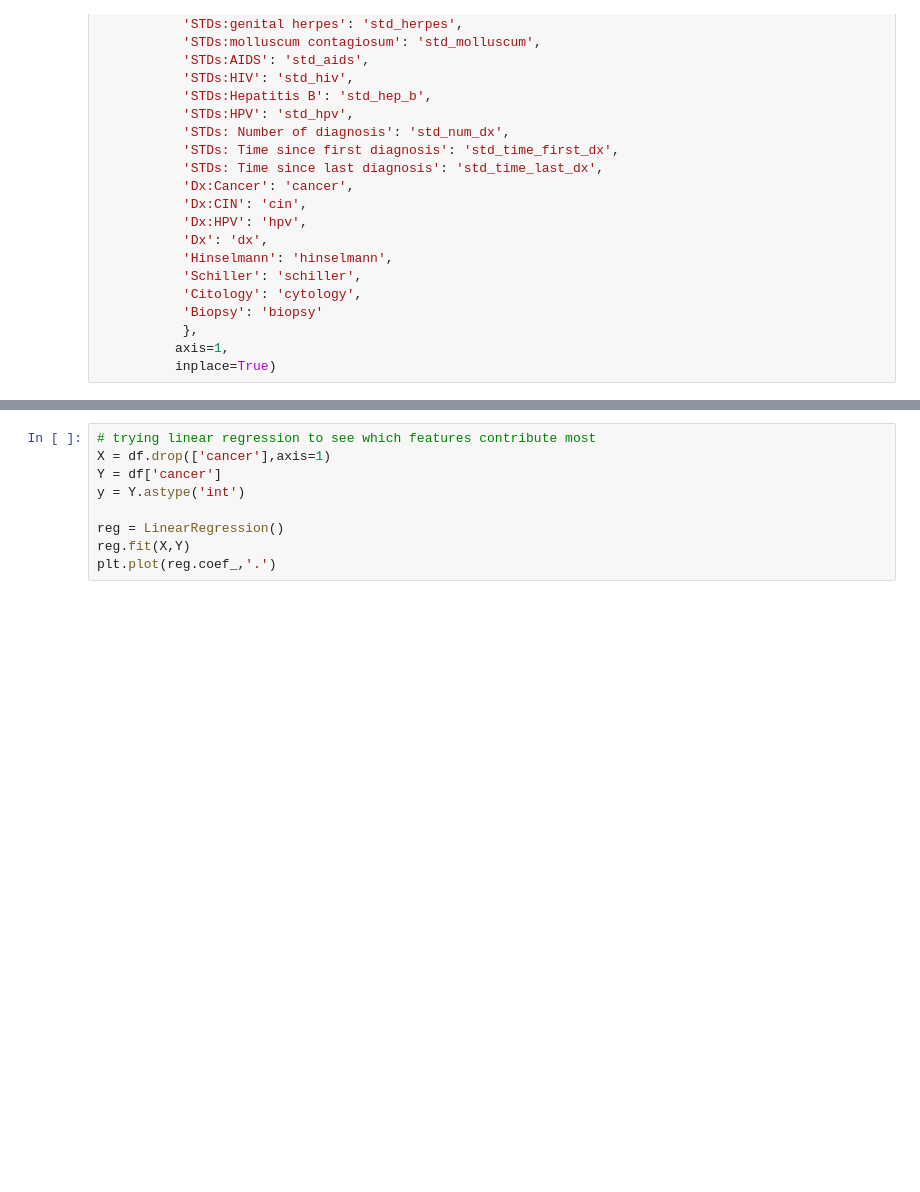
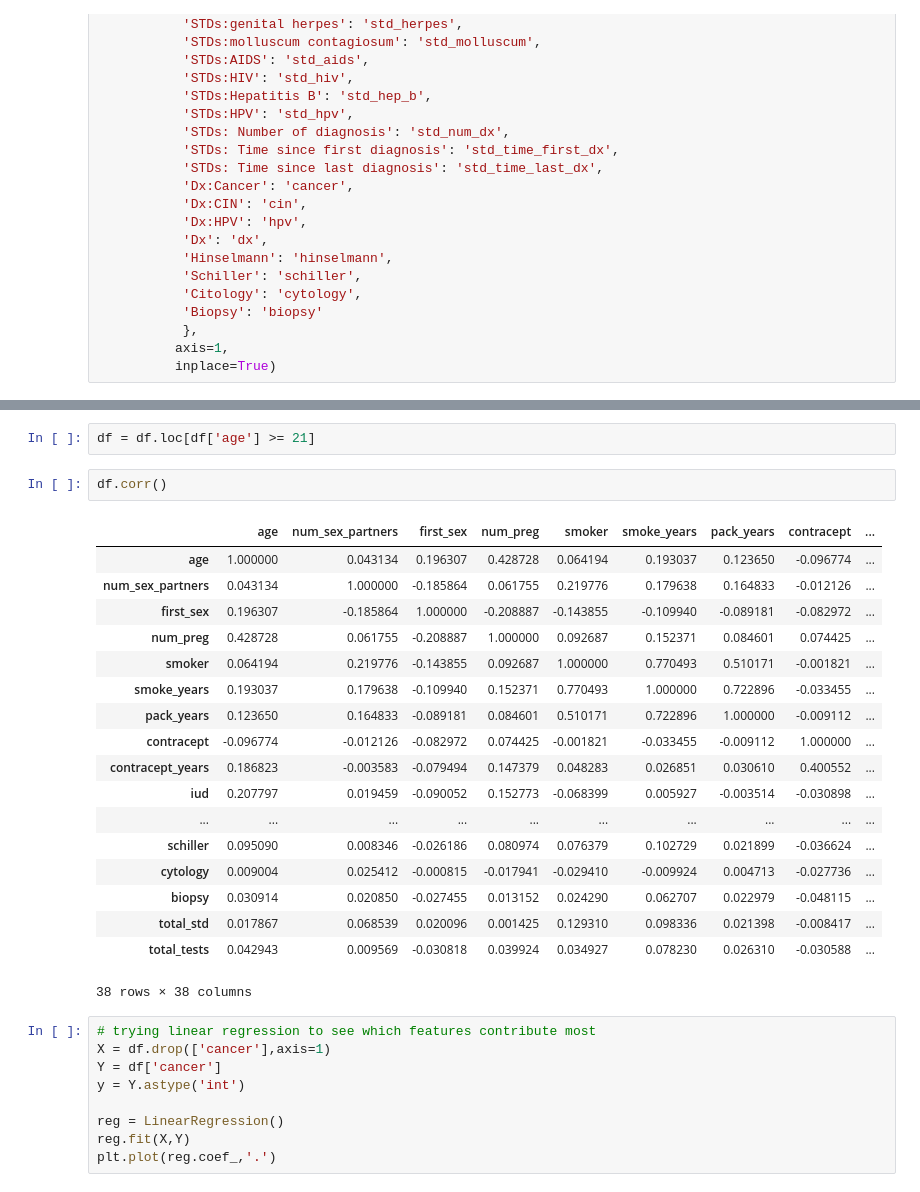
Before and after one commit to erinmcmahon26/Cervical_Cancer_Risk_Assessment, a Jupyter notebook: RiskFactorEDA.ipynb, the cells around one changed output, grey strips where cells are left out. Saved outputs shown, nothing was run; the diff lists cells and outputs as text; blank space fills up the shorter version.

```diff
--- a/RiskFactorEDA.ipynb
+++ b/RiskFactorEDA.ipynb
@@ -159,3 +162,26 @@ plt.plot(np.array(df['age']),np.array(df['num_sex_partners']),'.')
+# %%
+df = df.loc[df['age'] >= 21]
+# %%
+df.corr()
+# %% [output]
+|  | age | num_sex_partners | first_sex | num_preg | smoker | smoke_years | pack_years | contracept | ... |
+| age | 1.000000 | 0.043134 | 0.196307 | 0.428728 | 0.064194 | 0.193037 | 0.123650 | -0.096774 | ... |
+| num_sex_partners | 0.043134 | 1.000000 | -0.185864 | 0.061755 | 0.219776 | 0.179638 | 0.164833 | -0.012126 | ... |
+| first_sex | 0.196307 | -0.185864 | 1.000000 | -0.208887 | -0.143855 | -0.109940 | -0.089181 | -0.082972 | ... |
+| num_preg | 0.428728 | 0.061755 | -0.208887 | 1.000000 | 0.092687 | 0.152371 | 0.084601 | 0.074425 | ... |
+| smoker | 0.064194 | 0.219776 | -0.143855 | 0.092687 | 1.000000 | 0.770493 | 0.510171 | -0.001821 | ... |
+| smoke_years | 0.193037 | 0.179638 | -0.109940 | 0.152371 | 0.770493 | 1.000000 | 0.722896 | -0.033455 | ... |
+| pack_years | 0.123650 | 0.164833 | -0.089181 | 0.084601 | 0.510171 | 0.722896 | 1.000000 | -0.009112 | ... |
+| contracept | -0.096774 | -0.012126 | -0.082972 | 0.074425 | -0.001821 | -0.033455 | -0.009112 | 1.000000 | ... |
+| contracept_years | 0.186823 | -0.003583 | -0.079494 | 0.147379 | 0.048283 | 0.026851 | 0.030610 | 0.400552 | ... |
+| iud | 0.207797 | 0.019459 | -0.090052 | 0.152773 | -0.068399 | 0.005927 | -0.003514 | -0.030898 | ... |
+| ... | ... | ... | ... | ... | ... | ... | ... | ... | ... |
+| schiller | 0.095090 | 0.008346 | -0.026186 | 0.080974 | 0.076379 | 0.102729 | 0.021899 | -0.036624 | ... |
+| cytology | 0.009004 | 0.025412 | -0.000815 | -0.017941 | -0.029410 | -0.009924 | 0.004713 | -0.027736 | ... |
+| biopsy | 0.030914 | 0.020850 | -0.027455 | 0.013152 | 0.024290 | 0.062707 | 0.022979 | -0.048115 | ... |
+| total_std | 0.017867 | 0.068539 | 0.020096 | 0.001425 | 0.129310 | 0.098336 | 0.021398 | -0.008417 | ... |
+| total_tests | 0.042943 | 0.009569 | -0.030818 | 0.039924 | 0.034927 | 0.078230 | 0.026310 | -0.030588 | ... |
+38 rows × 38 columns
 # %%
 # trying linear regression to see which features contribute most
 X = df.drop(['cancer'],axis=1)
```
Also changed, not shown: parts of 2 cells of this notebook.
